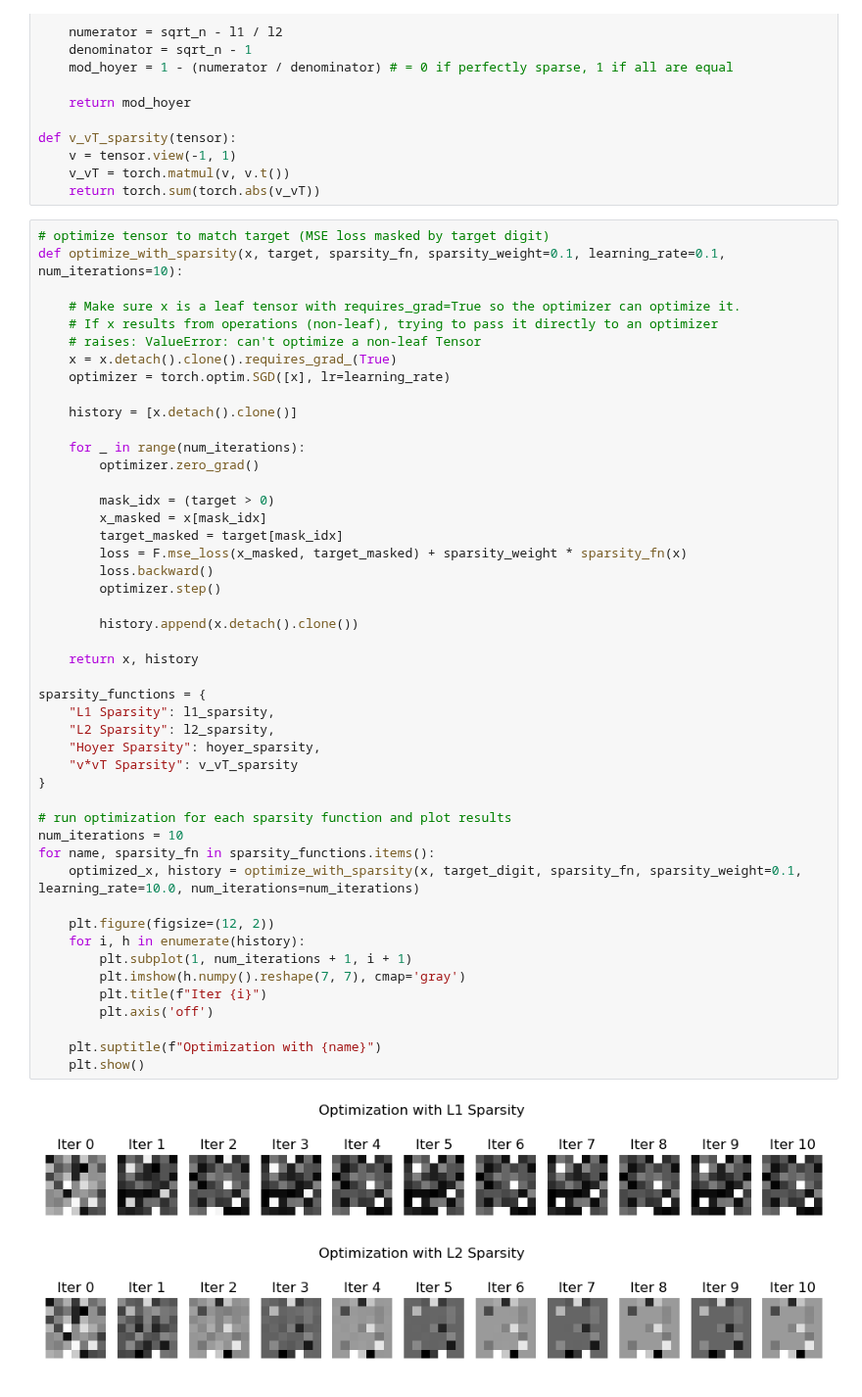
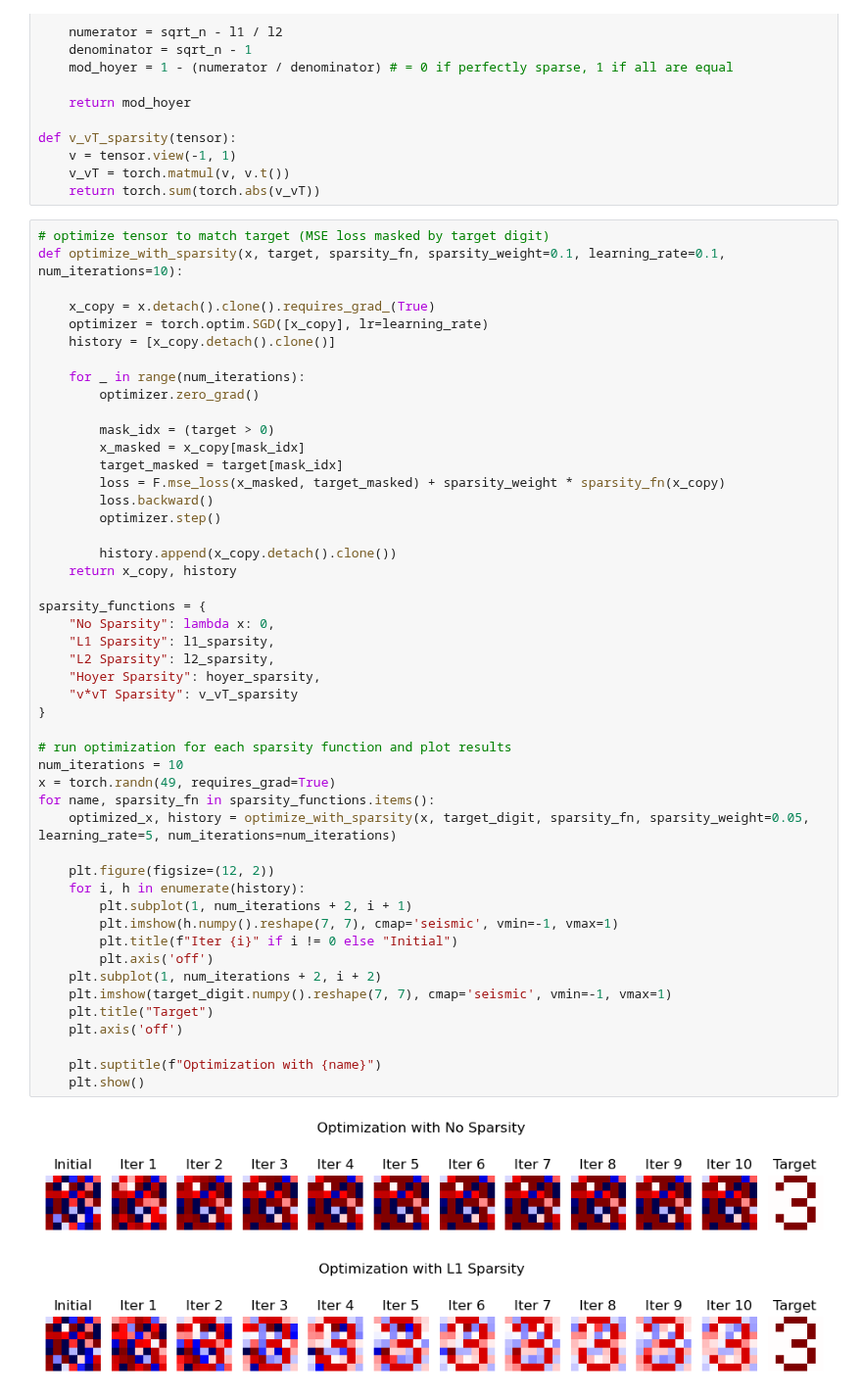
Before and after one commit to paavalipopov/playground, a Jupyter notebook: sparsity_objectives/test.ipynb, the cells around one changed output. Shown at 98% size. Saved outputs shown, nothing was run; the diff lists cells and outputs as text.

```diff
--- a/sparsity_objectives/test.ipynb
+++ b/sparsity_objectives/test.ipynb
@@ -64,49 +64,50 @@ def v_vT_sparsity(tensor):
 # optimize tensor to match target (MSE loss masked by target digit)
 def optimize_with_sparsity(x, target, sparsity_fn, sparsity_weight=0.1, learning_rate=0.1, num_iterations=10):
 
-    # Make sure x is a leaf tensor with requires_grad=True so the optimizer can optimize it.
-    # If x results from operations (non-leaf), trying to pass it directly to an optimizer
-    # raises: ValueError: can't optimize a non-leaf Tensor
-    x = x.detach().clone().requires_grad_(True)
-    optimizer = torch.optim.SGD([x], lr=learning_rate)
-
-    history = [x.detach().clone()]
+    x_copy = x.detach().clone().requires_grad_(True)
+    optimizer = torch.optim.SGD([x_copy], lr=learning_rate)
+    history = [x_copy.detach().clone()]
 
     for _ in range(num_iterations):
         optimizer.zero_grad()
 
         mask_idx = (target > 0)
-        x_masked = x[mask_idx]
+        x_masked = x_copy[mask_idx]
         target_masked = target[mask_idx]
-        loss = F.mse_loss(x_masked, target_masked) + sparsity_weight * sparsity_fn(x)
+        loss = F.mse_loss(x_masked, target_masked) + sparsity_weight * sparsity_fn(x_copy)
         loss.backward()
         optimizer.step()
 
-        history.append(x.detach().clone())
-
-    return x, history
+        history.append(x_copy.detach().clone())
+    return x_copy, history
 
 sparsity_functions = {
+    "No Sparsity": lambda x: 0,
     "L1 Sparsity": l1_sparsity,
     "L2 Sparsity": l2_sparsity,
     "Hoyer Sparsity": hoyer_sparsity,
     "v*vT Sparsity": v_vT_sparsity
 }
 
 # run optimization for each sparsity function and plot results
 num_iterations = 10
+x = torch.randn(49, requires_grad=True)
 for name, sparsity_fn in sparsity_functions.items():
-    optimized_x, history = optimize_with_sparsity(x, target_digit, sparsity_fn, sparsity_weight=0.1, learning_rate=10.0, num_iterations=num_iterations)
+    optimized_x, history = optimize_with_sparsity(x, target_digit, sparsity_fn, sparsity_weight=0.05, learning_rate=5, num_iterations=num_iterations)
 
     plt.figure(figsize=(12, 2))
     for i, h in enumerate(history):
-        plt.subplot(1, num_iterations + 1, i + 1)
-        plt.imshow(h.numpy().reshape(7, 7), cmap='gray')
-        plt.title(f"Iter {i}")
+        plt.subplot(1, num_iterations + 2, i + 1)
+        plt.imshow(h.numpy().reshape(7, 7), cmap='seismic', vmin=-1, vmax=1)
+        plt.title(f"Iter {i}" if i != 0 else "Initial")
         plt.axis('off')
+    plt.subplot(1, num_iterations + 2, i + 2)
+    plt.imshow(target_digit.numpy().reshape(7, 7), cmap='seismic', vmin=-1, vmax=1)
+    plt.title("Target")
+    plt.axis('off')
 
     plt.suptitle(f"Optimization with {name}")
     plt.show()
 # %% [output]
-[figure, old version]
+[figure, new version]
-[figure, old version]
+[figure, new version]
```
Also changed, not shown: parts of 1 cell of this notebook.
